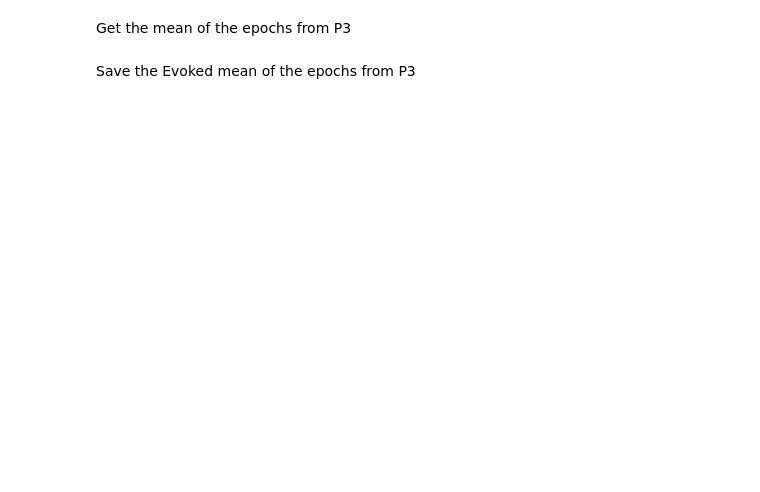
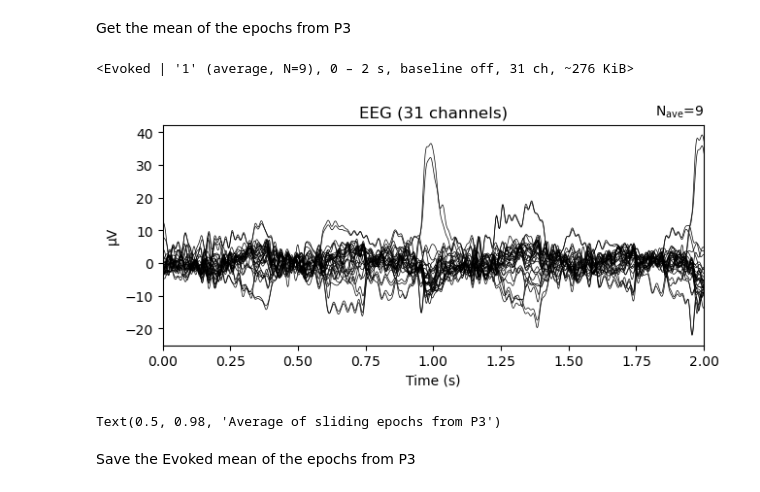
Before and after one commit to Movidoc/tictrack_eeg_analysis, a Jupyter notebook: 01_Movidoc_tictrack_prepro.ipynb, the cells around one changed output. Drawn from its saved outputs; the diff is of its cells as text; code cells hidden in the pictures; blank space fills up the shorter version.

```diff
--- a/01_Movidoc_tictrack_prepro.ipynb
+++ b/01_Movidoc_tictrack_prepro.ipynb
@@ -476,10 +676,16 @@ Get the mean of the epochs from P3
 # %%
 # Calculate the mean of the epochs
 evoked_P3 = epochs_P2.average()
 print(evoked_P3)
 
 # Plot the mean
-evoked_P3.plot(title="Average of sliding epochs (P3)")
+Evoked_P3_Figure_7 = evoked_P2.plot() # does no take 'title' argument here
+Evoked_P3_Figure_7.suptitle("Average of sliding epochs from P3", fontsize=14)
+# evoked_P3.plot(title="Average of sliding epochs (P3)")
+# %% [output]
+<Evoked | '1' (average, N=9), 0 – 2 s, baseline off, 31 ch, ~276 KiB>
+[figure, added]
+Text(0.5, 0.98, 'Average of sliding epochs from P3')
 # %% [markdown]
 Save the Evoked mean of the epochs from P3
 # %%
```
Also changed, not shown: parts of 29 cells of this notebook, 7 other files.
